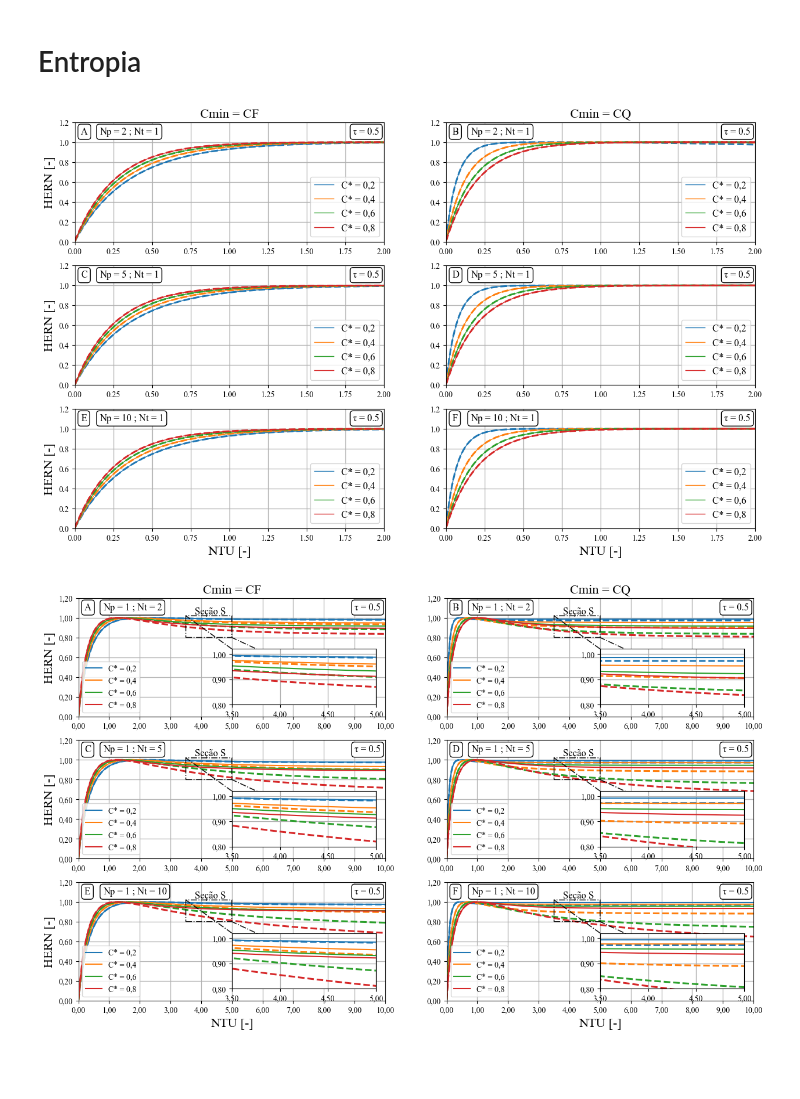
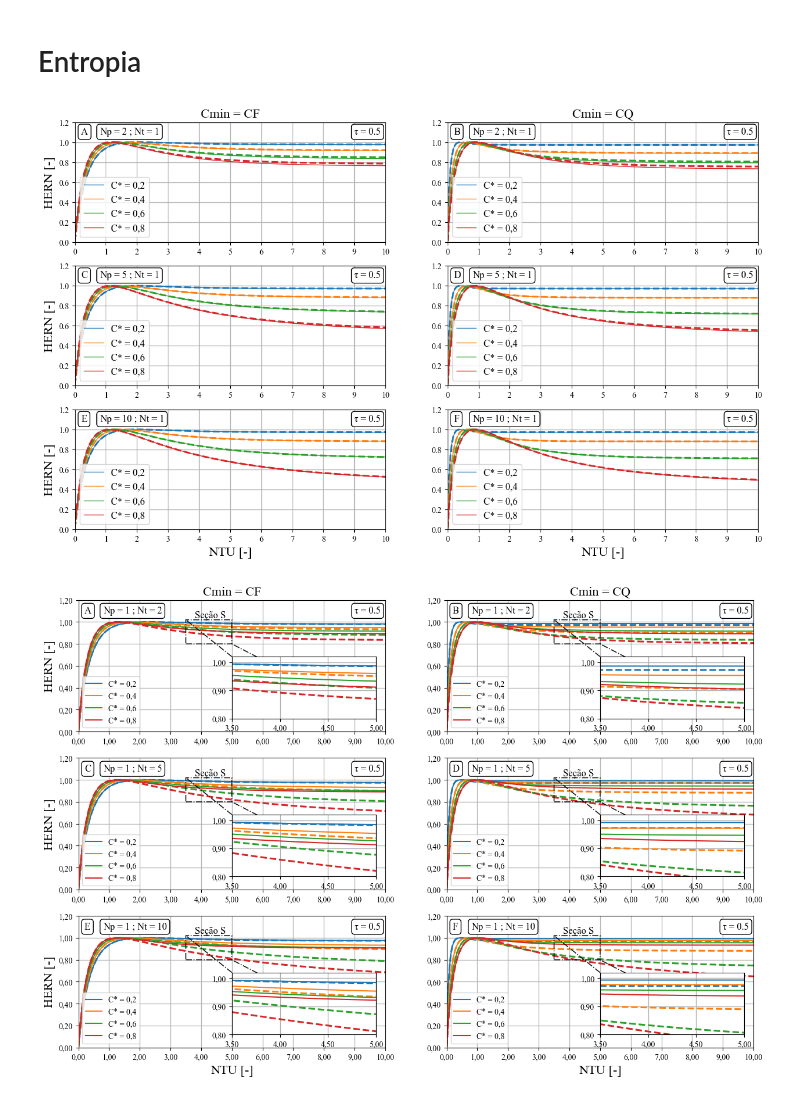
Before and after one commit to Duvan405/TCC, a Jupyter notebook: Graficos_ST/plot_efe.ipynb, the cells around one changed output. Drawn from its saved outputs; the diff is of its cells as text; code cells hidden in the pictures; blank space fills up the shorter version.

```diff
--- a/Graficos_ST/plot_efe.ipynb
+++ b/Graficos_ST/plot_efe.ipynb
@@ -134,9 +137,9 @@ fig = plt.figure(figsize=(15,9))
 ax = fig.subplots(3,2)
 cores=plt.get_cmap("tab10").colors
 for i,Np in enumerate(Npl):
-    dic_1 = data_1BC(N_p=Np,N_r=Nr,caso='1B',R_list=Rl)
+    dic_1 = data_2BC(Np=Np,Nr=Nr,caso='2B',R_list=Rl)
     cf_1,cq_1 = data_EPI(dic_1)
-    dic_3 = data_3ABC(N_p=Np,N_r=Nr,caso='3B',R_list=Rl)
+    dic_3 = data_4BC(N_p=Np,N_r=Nr,caso='4B',R_list=Rl)
     cf_3,cq_3 = data_EPI(dic_3)
 
     k=0
@@ -628,7 +597,8 @@ plt.show()
 # Entropia
 # %%
 
-xmax =2
+xmax =10
+dx =1
 ymin = 0
 tau = 0.5
 y_label = 'HERN [-]'
@@ -638,10 +608,10 @@ fig = plt.figure(figsize=(15,9))
 ax = fig.subplots(3,2)
 cores=plt.get_cmap("tab10").colors
 for i,Np in enumerate(Npl):
-    dic_1A = data_1A(N_p=Np,N_r=Nr,R_list=Rl)
-    Nf_1A,Nq_1A = data_NRTC(dic=data_EPI(dic_1A),r=tau)
-    dic_3A = data_3ABC(N_p=Np,N_r=Nr,caso='3A',R_list=Rl)
-    Nf_3A,Nq_3A = data_NRTC(dic=data_EPI(dic_3A),r=tau)
+    dic_1 = data_2A(N_p=Np,N_r=Nr,R_list=Rl)
+    dic_3 = data_4A(N_p=Np,N_r=Nr,R_list=Rl)
+    Nf_1A,Nq_1A = data_NRTC(dic=data_EPI(dic_1),r=tau)
+    Nf_3A,Nq_3A = data_NRTC(dic=data_EPI(dic_3),r=tau)
 
     k=0
     for R1,R2 in zip(Nf_1A,Nq_1A):
@@ -679,8 +649,8 @@ ax[0,0].text(0.02, 0.9, 'A',
         bbox=dict(facecolor='white', edgecolor='black', boxstyle='round,pad=0.3'))
 ax[0,0].set_ylabel(y_label,fontsize=16)
 ax[0,0].grid(True, linestyle='-', linewidth=1.0, alpha=0.9)
-ax[0,0].xaxis.set_major_locator(MultipleLocator(0.25))
-ax[0,0].legend(fontsize=12)
+ax[0,0].xaxis.set_major_locator(MultipleLocator(dx))
+ax[0,0].legend(loc ='lower left',fontsize=12)
 
 
 ax[1,0].text(0.02, 0.9, 'C',
@@ -689,8 +659,8 @@ ax[1,0].text(0.02, 0.9, 'C',
         bbox=dict(facecolor='white', edgecolor='black', boxstyle='round,pad=0.3'))
 ax[1,0].set_ylabel(y_label,fontsize=16)
 ax[1,0].grid(True, linestyle='-', linewidth=1.0, alpha=0.9)
-ax[1,0].xaxis.set_major_locator(MultipleLocator(0.25))
-ax[1,0].legend(fontsize=12)
+ax[1,0].xaxis.set_major_locator(MultipleLocator(dx))
+ax[1,0].legend(loc ='lower left',fontsize=12)
 
 
 ax[2,0].text(0.02, 0.9, 'E',
@@ -700,8 +670,8 @@ ax[2,0].text(0.02, 0.9, 'E',
 ax[2,0].set_ylabel(y_label,fontsize=16)
 ax[2,0].set_xlabel('NTU [-]',fontsize=16)
 ax[2,0].grid(True, linestyle='-', linewidth=1.0, alpha=0.9)
-ax[2,0].xaxis.set_major_locator(MultipleLocator(0.25))
-ax[2,0].legend(fontsize=12)
+ax[2,0].xaxis.set_major_locator(MultipleLocator(dx))
+ax[2,0].legend(loc ='lower left',fontsize=12)
 
 
 ax[0,1].set_title('Cmin = CQ',fontsize = 16)
@@ -710,8 +680,8 @@ ax[0,1].text(0.02, 0.9, 'B',
         fontsize=12,
         bbox=dict(facecolor='white', edgecolor='black', boxstyle='round,pad=0.3'))
 ax[0,1].grid(True, linestyle='-', linewidth=1, alpha=0.9)
-ax[0,1].xaxis.set_major_locator(MultipleLocator(0.25))
-ax[0,1].legend(fontsize=12,)
+ax[0,1].xaxis.set_major_locator(MultipleLocator(dx))
+ax[0,1].legend(loc ='lower left',fontsize=12,)
 
 ax[2,1].text(0.02, 0.9, 'F',
         transform=ax[2,1].transAxes,
@@ -719,19 +689,19 @@ ax[2,1].text(0.02, 0.9, 'F',
         bbox=dict(facecolor='white', edgecolor='black', boxstyle='round,pad=0.3'))
 ax[2,1].set_xlabel('NTU [-]',fontsize=16)
 ax[2,1].grid(True, linestyle='-', linewidth=1.0, alpha=0.9)
-ax[2,1].xaxis.set_major_locator(MultipleLocator(0.25))
-ax[2,1].legend(fontsize=12)
+ax[2,1].xaxis.set_major_locator(MultipleLocator(dx))
+ax[2,1].legend(loc ='lower left',fontsize=12)
 
 ax[1,1].text(0.02, 0.9, 'D',
         transform=ax[1,1].transAxes,
         fontsize=12,
         bbox=dict(facecolor='white', edgecolor='black', boxstyle='round,pad=0.3'))
 ax[1,1].grid(True, linestyle='-', linewidth=1.0, alpha=0.9)
-ax[1,1].xaxis.set_major_locator(MultipleLocator(0.25))
-ax[1,1].legend(fontsize=12)
+ax[1,1].xaxis.set_major_locator(MultipleLocator(dx))
+ax[1,1].legend(loc ='lower left',fontsize=12)
 plt.show()
 # %% [output]
-[figure, old version]
+[figure, new version]
 # %%
 
 xmax =10
@@ -740,7 +710,7 @@ tau = 0.5
 y_label = 'HERN [-]'
 Np = 1
 Nrl = [2,5,10]
-fig = plt.figure(figsize=(15,9))
+fig = plt.figure(figsize=(15,10))
 ax = fig.subplots(3,2)
 cores=plt.get_cmap("tab10").colors
 
@@ -850,31 +820,31 @@ ax[2,0].grid(True, linestyle='-', linewidth=1.0, alpha=0.9)
 ax[2,0].xaxis.set_major_locator(MultipleLocator(1))
 
 
 ax[0,1].set_title('Cmin = CQ',fontsize = 16)
 ax[0,1].text(0.02, 0.9, 'B',
         transform=ax[0,1].transAxes,
         fontsize=12,
         bbox=dict(facecolor='white', edgecolor='black', boxstyle='round,pad=0.3'))
 ax[0,1].grid(True, linestyle='-', linewidth=1, alpha=0.9)
 ax[0,1].xaxis.set_major_locator(MultipleLocator(1))
 
 ax[2,1].text(0.02, 0.9, 'F',
         transform=ax[2,1].transAxes,
         fontsize=12,
         bbox=dict(facecolor='white', edgecolor='black', boxstyle='round,pad=0.3'))
 ax[2,1].set_xlabel('NTU [-]',fontsize=16)
 ax[2,1].grid(True, linestyle='-', linewidth=1.0, alpha=0.9)
 ax[2,1].xaxis.set_major_locator(MultipleLocator(1))
 
 
 ax[1,1].text(0.02, 0.9, 'D',
         transform=ax[1,1].transAxes,
         fontsize=12,
         bbox=dict(facecolor='white', edgecolor='black', boxstyle='round,pad=0.3'))
 ax[1,1].grid(True, linestyle='-', linewidth=1.0, alpha=0.9)
 ax[1,1].xaxis.set_major_locator(MultipleLocator(1))
 
 
 plt.show()
 # %% [output]
-[figure, old version]
+[figure, new version]
```
Also changed, not shown: parts of 4 cells of this notebook, 4 other files.
